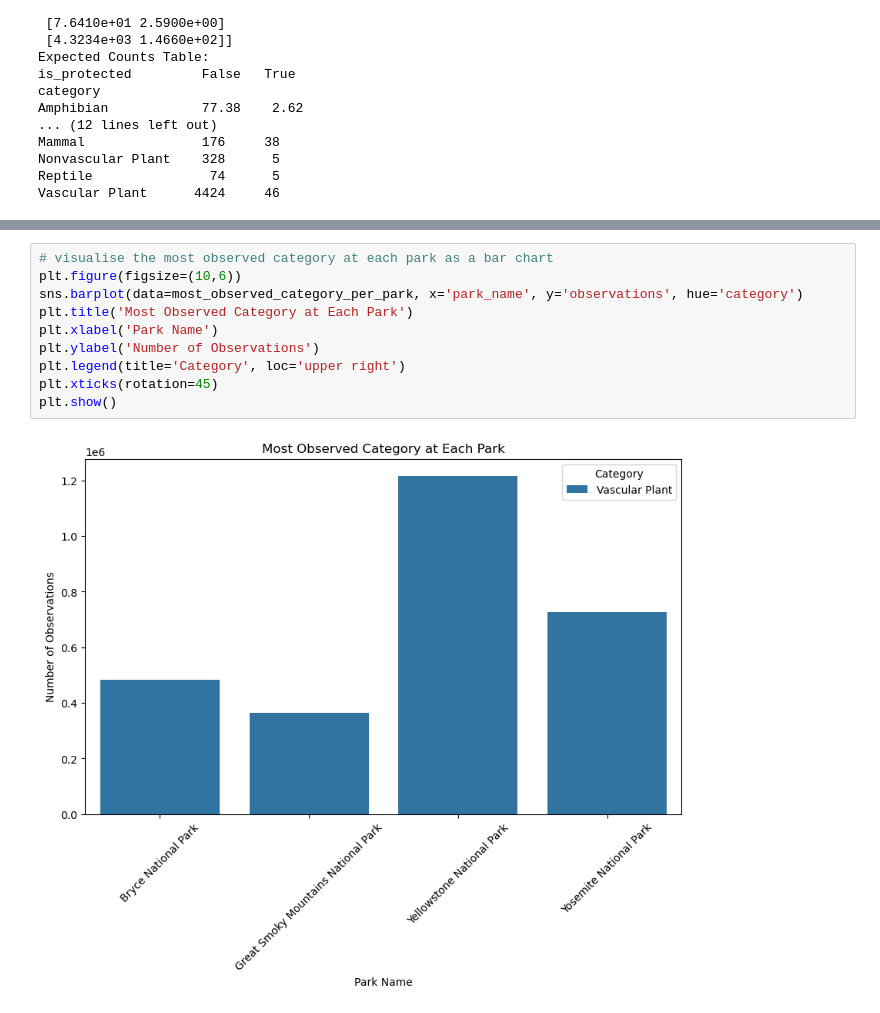
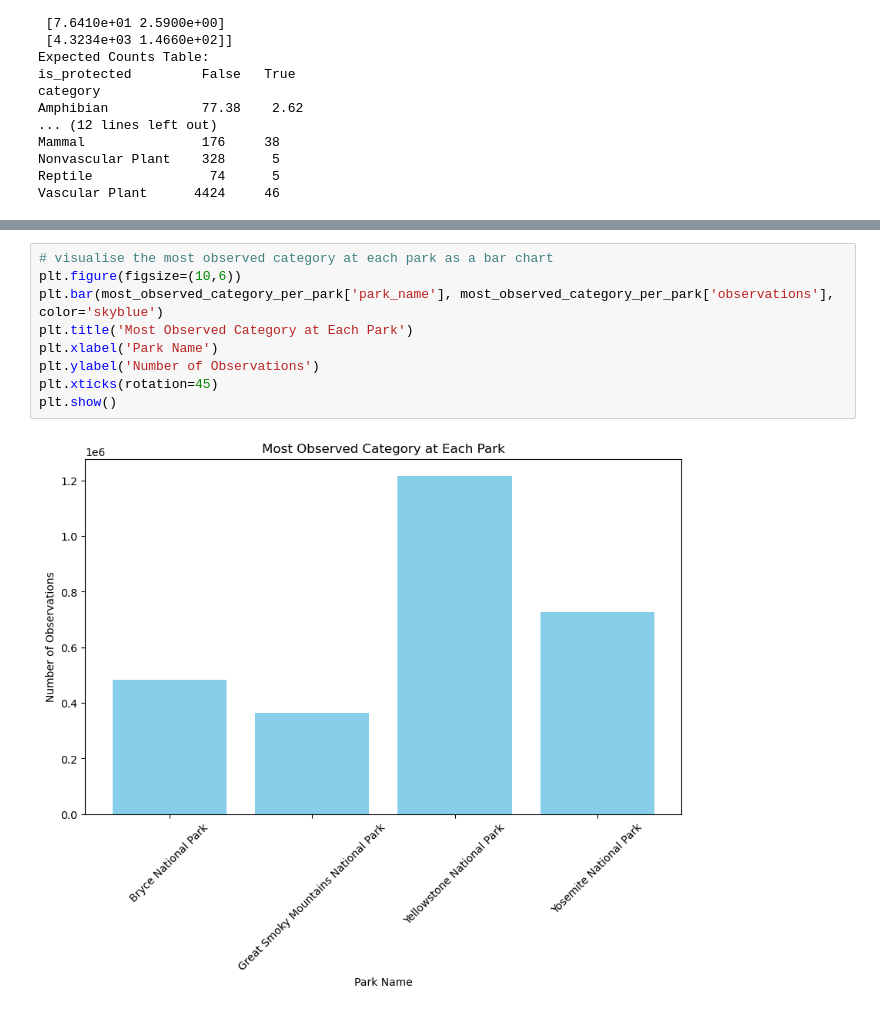
Before and after one commit to AJD1888/biodiversity-in-national-parks, a Jupyter notebook: biodiversity.ipynb, the cells around one changed output, grey strips where cells are left out. Saved outputs shown, nothing was run; the diff lists cells and outputs as text.

```diff
--- a/biodiversity.ipynb
+++ b/biodiversity.ipynb
@@ -390,12 +393,11 @@ most_observed_category_per_park
 # %%
 # visualise the most observed category at each park as a bar chart
 plt.figure(figsize=(10,6))
-sns.barplot(data=most_observed_category_per_park, x='park_name', y='observations', hue='category')
+plt.bar(most_observed_category_per_park['park_name'], most_observed_category_per_park['observations'], color='skyblue')
 plt.title('Most Observed Category at Each Park')
 plt.xlabel('Park Name')
 plt.ylabel('Number of Observations')
-plt.legend(title='Category', loc='upper right')
 plt.xticks(rotation=45)
 plt.show()
 # %% [output]
-[figure, old version]
+[figure, new version]
```
Also changed, not shown: parts of 4 cells of this notebook, 1 other file.
